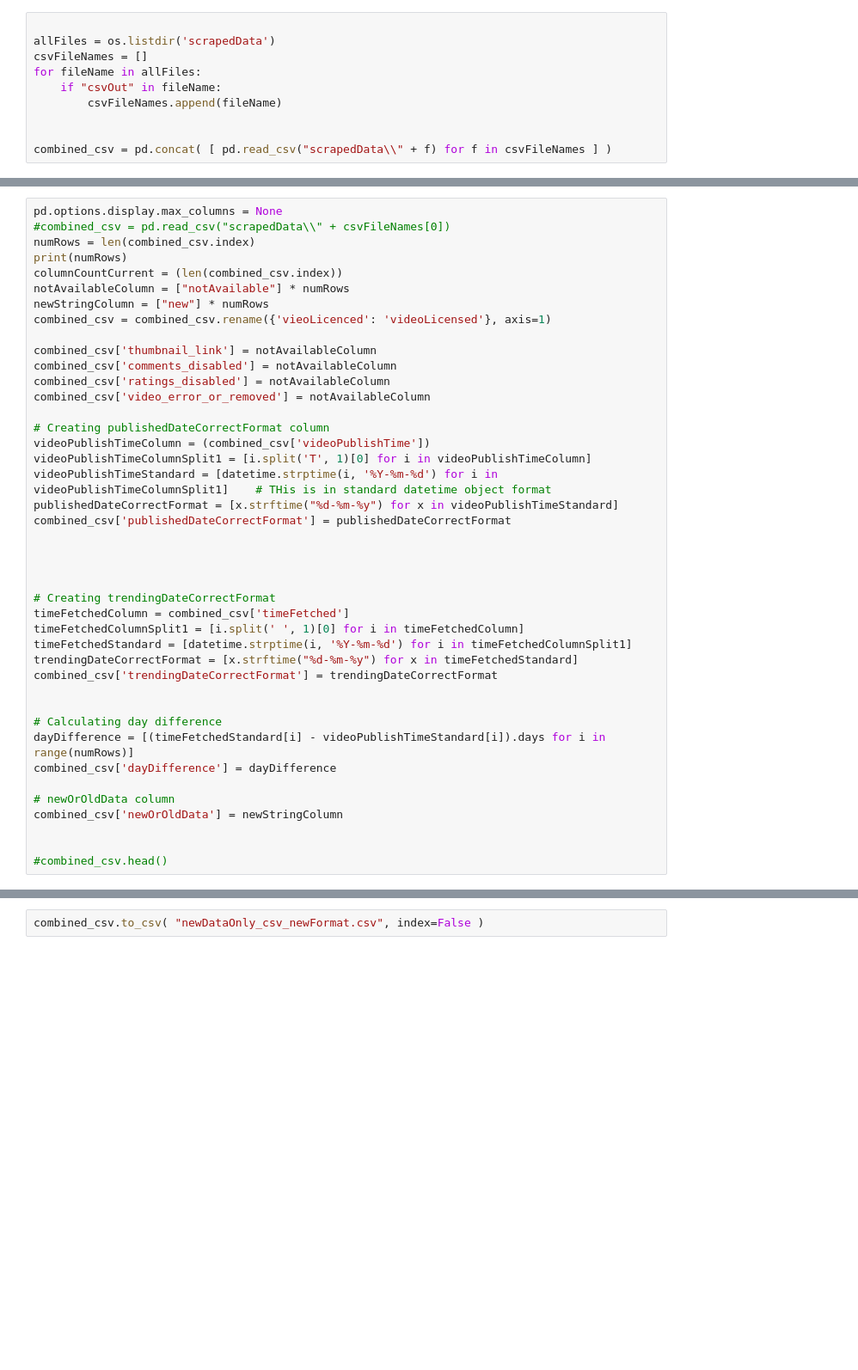
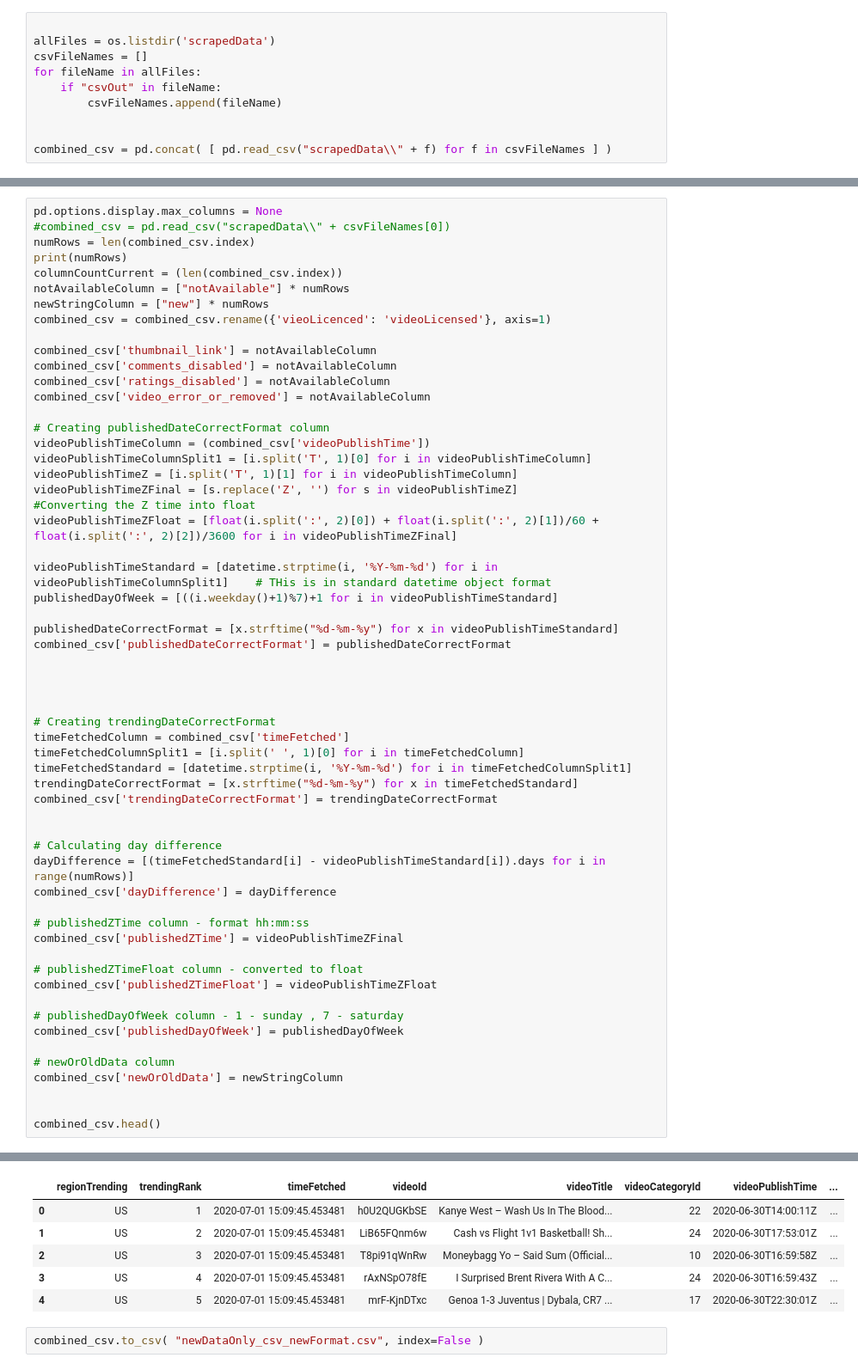
Before and after one commit to shyam100v/cs4641Project, a Jupyter notebook: combiningData.ipynb, the cells around one changed output, grey strips where cells are left out. Shown: that part at 86% size. Saved outputs shown, nothing was run; the diff lists cells and outputs as text; blank space fills up the shorter version.

```diff
--- a/combiningData.ipynb
+++ b/combiningData.ipynb
@@ -31,7 +41,14 @@ combined_csv['video_error_or_removed'] = notAvailableColumn
 # Creating publishedDateCorrectFormat column
 videoPublishTimeColumn = (combined_csv['videoPublishTime'])
 videoPublishTimeColumnSplit1 = [i.split('T', 1)[0] for i in videoPublishTimeColumn]
+videoPublishTimeZ = [i.split('T', 1)[1] for i in videoPublishTimeColumn]
+videoPublishTimeZFinal = [s.replace('Z', '') for s in videoPublishTimeZ]
+#Converting the Z time into float
+videoPublishTimeZFloat = [float(i.split(':', 2)[0]) + float(i.split(':', 2)[1])/60 + float(i.split(':', 2)[2])/3600 for i in videoPublishTimeZFinal]
+
 videoPublishTimeStandard = [datetime.strptime(i, '%Y-%m-%d') for i in videoPublishTimeColumnSplit1]    # THis is in standard datetime object format
+publishedDayOfWeek = [((i.weekday()+1)%7)+1 for i in videoPublishTimeStandard]
+
 publishedDateCorrectFormat = [x.strftime("%d-%m-%y") for x in videoPublishTimeStandard]
 combined_csv['publishedDateCorrectFormat'] = publishedDateCorrectFormat
 
@@ -50,9 +67,18 @@ combined_csv['trendingDateCorrectFormat'] = trendingDateCorrectFormat
 dayDifference = [(timeFetchedStandard[i] - videoPublishTimeStandard[i]).days for i in range(numRows)]
 combined_csv['dayDifference'] = dayDifference
 
+# publishedZTime column - format hh:mm:ss
+combined_csv['publishedZTime'] = videoPublishTimeZFinal
+
+# publishedZTimeFloat column - converted to float
+combined_csv['publishedZTimeFloat'] = videoPublishTimeZFloat
+
+# publishedDayOfWeek column - 1 - sunday , 7 - saturday
+combined_csv['publishedDayOfWeek'] = publishedDayOfWeek
+
 # newOrOldData column
 combined_csv['newOrOldData'] = newStringColumn
 
 
-#combined_csv.head()
+combined_csv.head()
 # %% [output]
@@ -60,3 +86,9 @@ combined_csv['newOrOldData'] = newStringColumn
+|  | regionTrending | trendingRank | timeFetched | videoId | videoTitle | videoCategoryId | videoPublishTime | ... |
+| 0 | US | 1 | 2020-07-01 15:09:45.453481 | h0U2QUGKbSE | Kanye West – Wash Us In The Blood... | 22 | 2020-06-30T14:00:11Z | ... |
+| 1 | US | 2 | 2020-07-01 15:09:45.453481 | LiB65FQnm6w | Cash vs Flight 1v1 Basketball! Sh... | 24 | 2020-06-30T17:53:01Z | ... |
+| 2 | US | 3 | 2020-07-01 15:09:45.453481 | T8pi91qWnRw | Moneybagg Yo – Said Sum (Official... | 10 | 2020-06-30T16:59:58Z | ... |
+| 3 | US | 4 | 2020-07-01 15:09:45.453481 | rAxNSpO78fE | I Surprised Brent Rivera With A C... | 24 | 2020-06-30T16:59:43Z | ... |
+| 4 | US | 5 | 2020-07-01 15:09:45.453481 | mrF-KjnDTxc | Genoa 1-3 Juventus | Dybala, CR7 ... | 17 | 2020-06-30T22:30:01Z | ... |
 # %%
 combined_csv.to_csv( "newDataOnly_csv_newFormat.csv", index=False )
 # %%
```
Also changed, not shown: parts of 2 cells of this notebook, 1 other file.
